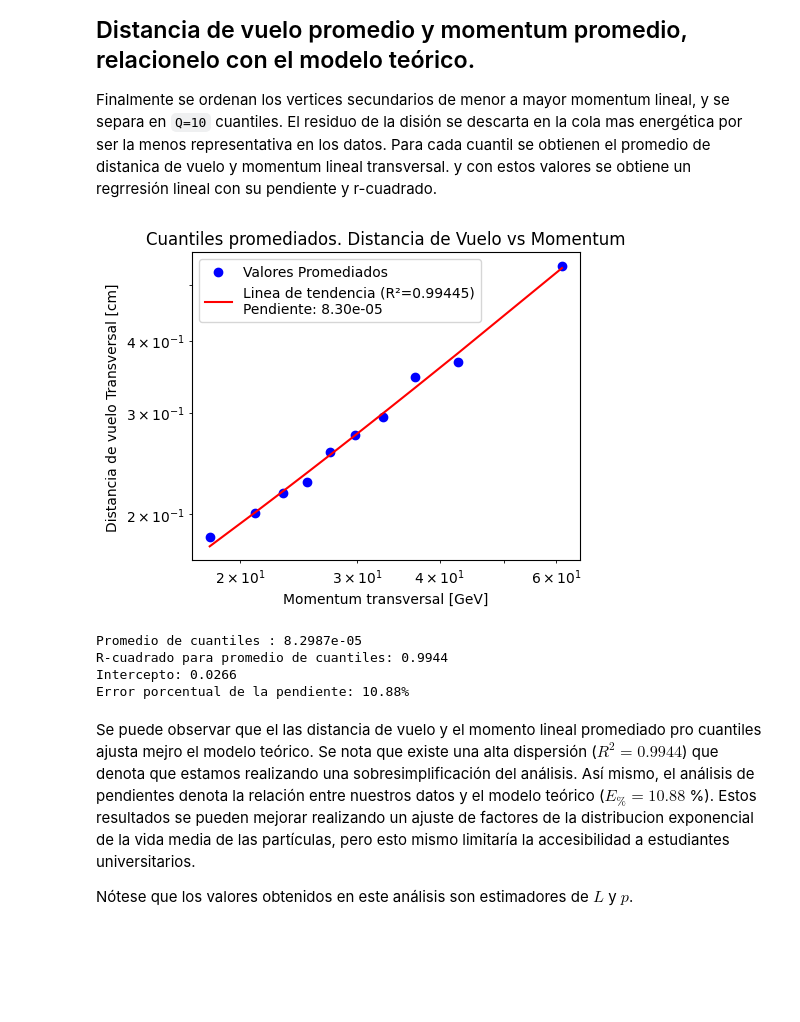
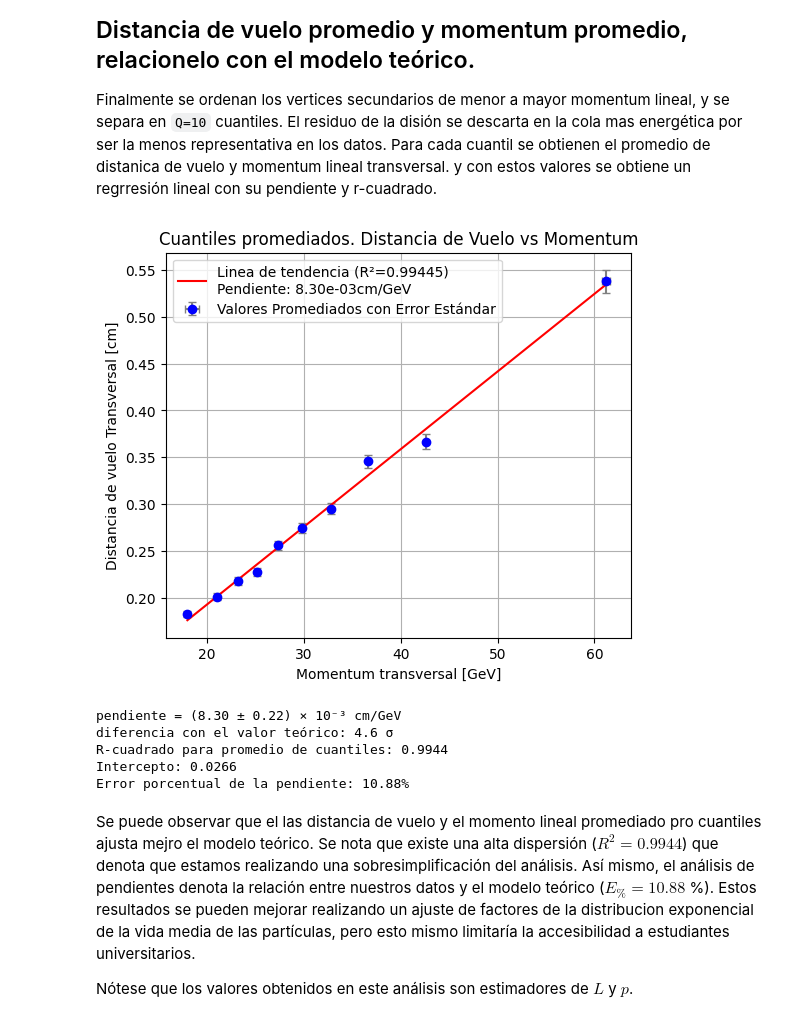
Before and after one commit to JonaJJSJ-crypto/Timedilation-with-CMS-open-Data, a Jupyter notebook: Guía_dilatación_temporal.ipynb, the cells around one changed output. Cells and saved outputs as stored; diff of their text form; code cells hidden in the pictures; blank space fills up the shorter version.

Commit message:
Agregada Barras de Error y corregidas etiquetas de los gráficos

```diff
--- a/Guía_dilatación_temporal.ipynb
+++ b/Guía_dilatación_temporal.ipynb
@@ -333,46 +339,51 @@ import numpy as np
 
 Q = 10 #Numero de cuantiles
 pt_means = [] #vector para momentos promedios
+pt_se = [] #vector para error estandar de promedios de momentum
 dxy_means = [] #vector para distancias promedios
+dxy_se = [] #vector para error estandar de promedios de distancias
 df_ordered = df_sv_Bcut[['SV_pt','SV_dxy']].sort_values(by='SV_pt') #Datos ordenados por momentum lineal
 
-n = int(np.round(len(df_ordered)/Q)) # numero de vertices secundarios por cuantil
+n = int(np.round(len(df_ordered)/Q)) # número de vertices secundarios por cuantil
 
-#Calculo de momento y distnacia promedio para cada cuantil
+#Calculo de momento, distancia promedio y error estandar para cada cuantil
 for i in range(0, len(df_ordered), n):
     df_ncut = df_ordered.iloc[i:i+n]
 
     if len(df_ncut) > 30:
         pt_means.append(df_ncut['SV_pt'].mean())
+        pt_se.append(df_ncut['SV_pt'].sem())
         dxy_means.append(df_ncut['SV_dxy'].mean())
+        # Se calcula el error estándar de la media (SEM) para dxy en este cuantil
+        dxy_se.append(df_ncut['SV_dxy'].sem())
 
 # Regresión lineal on los promedios por cuantil
 slope, intercept, r_value, p_value, std_err = stats.linregress(pt_means, dxy_means)
 
-# Grafico de promedios por cuantil
-plt.figure(figsize=(5,4))
-plt.scatter(pt_means, dxy_means, color='blue', marker='o', label='Valores Promediados')
+# Grafico de promedios por cuantil con barras de error est1ndar para ambas variables
+plt.figure(figsize=(6,5))
+plt.errorbar(pt_means, dxy_means, xerr=pt_se, yerr=dxy_se, fmt='o', color='blue', ecolor='gray', capsize=3, label='Valores Promediados con Error Estándar')
 
 #Linea de tendencia de la regresión lineal
-plt.plot(pt_means, intercept + slope * np.array(pt_means), color='red', label=f'Linea de tendencia (R²={r_value**2:.5f})\nPendiente: {slope/100:.2e}')
+plt.plot(pt_means, intercept + slope * np.array(pt_means), color='red', label=f'Linea de tendencia (R²={r_value**2:.5f})\nPendiente: {slope:.2e}cm/GeV')
 
 #Etiquetas del gráfico
 plt.xlabel('Momentum transversal [GeV]')
 plt.ylabel('Distancia de vuelo Transversal [cm]')
 plt.title('Cuantiles promediados. Distancia de Vuelo vs Momentum')
 plt.grid(True)
 plt.legend()
-plt.yscale('log')
-plt.xscale('log')
 plt.show()
 
-print(f"Promedio de cuantiles : {slope/100:.4e}")
+print(f"pendiente = ({slope*1e3:.2f} ± {std_err*1e3:.2f}) × 10⁻³ cm/GeV")
+print(f"diferencia con el valor teórico: {(9.31e-3 - slope)/std_err:.1f} σ")
 print(f"R-cuadrado para promedio de cuantiles: {r_value**2:.4f}")
 print(f"Intercepto: {intercept:.4f}")
 print(f"Error porcentual de la pendiente: {np.abs(slope/100 - expected_slope)/expected_slope*100:.2f}%")
 # %% [output]
-[figure, old version]
+[figure, new version]
-Promedio de cuantiles : 8.2987e-05
+pendiente = (8.30 ± 0.22) × 10⁻³ cm/GeV
+diferencia con el valor teórico: 4.6 σ
 R-cuadrado para promedio de cuantiles: 0.9944
 Intercepto: 0.0266
 Error porcentual de la pendiente: 10.88%
```
Also changed, not shown: parts of 6 cells of this notebook.
